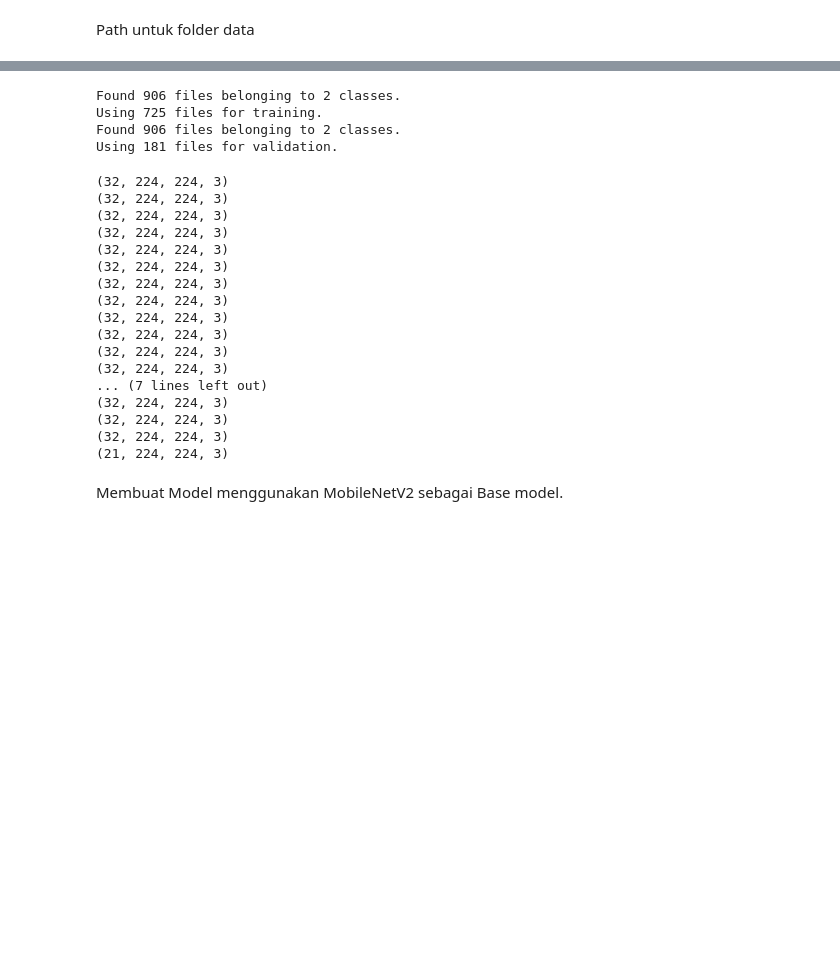
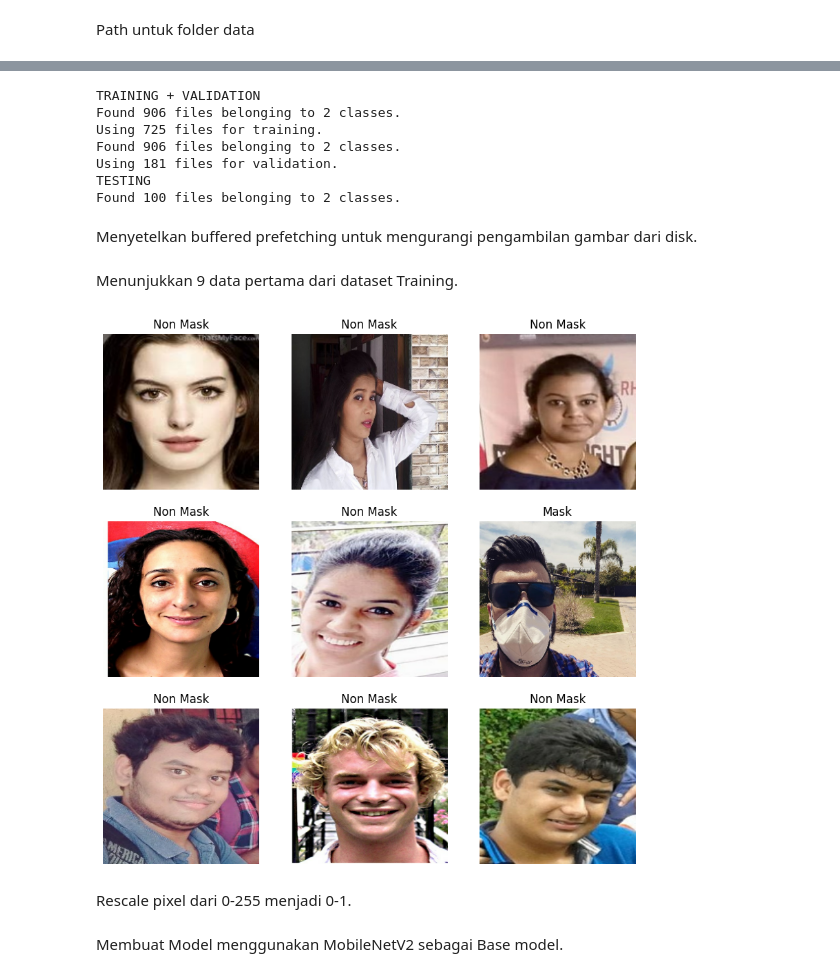
Before and after one commit to IsRylo/ML_UAS, a Jupyter notebook: CNN.ipynb, the cells around one changed output, grey strips where cells are left out. Drawn from its saved outputs; the diff is of its cells as text; code cells hidden in the pictures; blank space fills up the shorter version.

```diff
--- a/CNN.ipynb
+++ b/CNN.ipynb
@@ -34,44 +47,56 @@ Memberi Label pada gambar serta membagi dataset menjadi training dan validation.
 # %%
+print("TRAINING + VALIDATION")
+
+seed = 123
+
 train_ds = tf.keras.utils.image_dataset_from_directory(
   TRAIN_PATH,
   validation_split=0.2,
   subset="training",
-  seed=123,
+  seed=seed,
   image_size=(IMG_SIZE, IMG_SIZE),
   batch_size=32
+  # color_mode="grayscale"
 )
 
 val_ds = tf.keras.utils.image_dataset_from_directory(
   TRAIN_PATH,
   validation_split=0.2,
   subset="validation",
-  seed=123,
+  seed=seed,
   image_size=(IMG_SIZE, IMG_SIZE),
   batch_size=32
+  # color_mode="grayscale"
 )
+print("TESTING")
+test_ds = tf.keras.utils.image_dataset_from_directory(
+  TEST_PATH,
+  seed=seed,
+  image_size=(IMG_SIZE, IMG_SIZE),
+  batch_size=32
+  # color_mode="grayscale"
+)
 # %% [output]
+TRAINING + VALIDATION
 Found 906 files belonging to 2 classes.
 Using 725 files for training.
 Found 906 files belonging to 2 classes.
 Using 181 files for validation.
+TESTING
+Found 100 files belonging to 2 classes.
-# %%
-for image_batch, labels_batch in train_ds:
-    print(image_batch.shape)
-# %% [output]
-(32, 224, 224, 3)
-(32, 224, 224, 3)
-(32, 224, 224, 3)
-(32, 224, 224, 3)
-(32, 224, 224, 3)
-(32, 224, 224, 3)
-(32, 224, 224, 3)
-(32, 224, 224, 3)
-(32, 224, 224, 3)
-(32, 224, 224, 3)
-(32, 224, 224, 3)
-(32, 224, 224, 3)
-... (7 lines left out)
-(32, 224, 224, 3)
-(32, 224, 224, 3)
-(32, 224, 224, 3)
-(21, 224, 224, 3)
+# %% [markdown]
+Menyetelkan buffered prefetching untuk mengurangi pengambilan gambar dari disk.
+# %% [markdown]
+Menunjukkan 9 data pertama dari dataset Training.
+# %%
+class_names = train_ds.class_names
+
+plt.figure(figsize=(10, 10))
+for images, labels in train_ds.take(1):
+  for i in range(9):
+    ax = plt.subplot(3, 3, i + 1)
+    plt.imshow(images[i].numpy().astype("uint8"))
+    plt.title(class_names[labels[i]])
+    plt.axis("off")
+# %% [output]
+[figure, added]
@@ -77,0 +108,2 @@ for image_batch, labels_batch in train_ds:
+# %% [markdown]
+Rescale pixel dari 0-255 menjadi 0-1.
```
Also changed, not shown: parts of 40 cells of this notebook.
